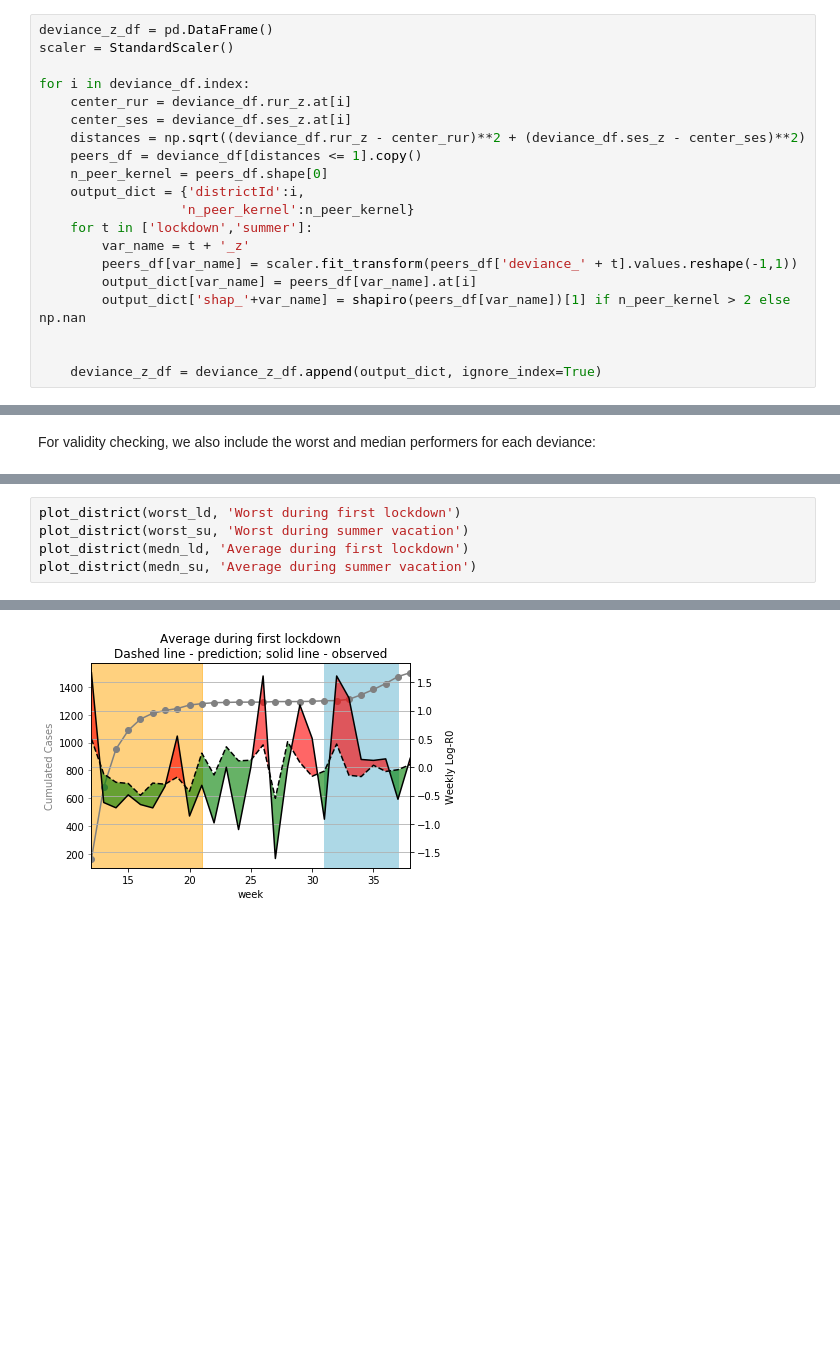
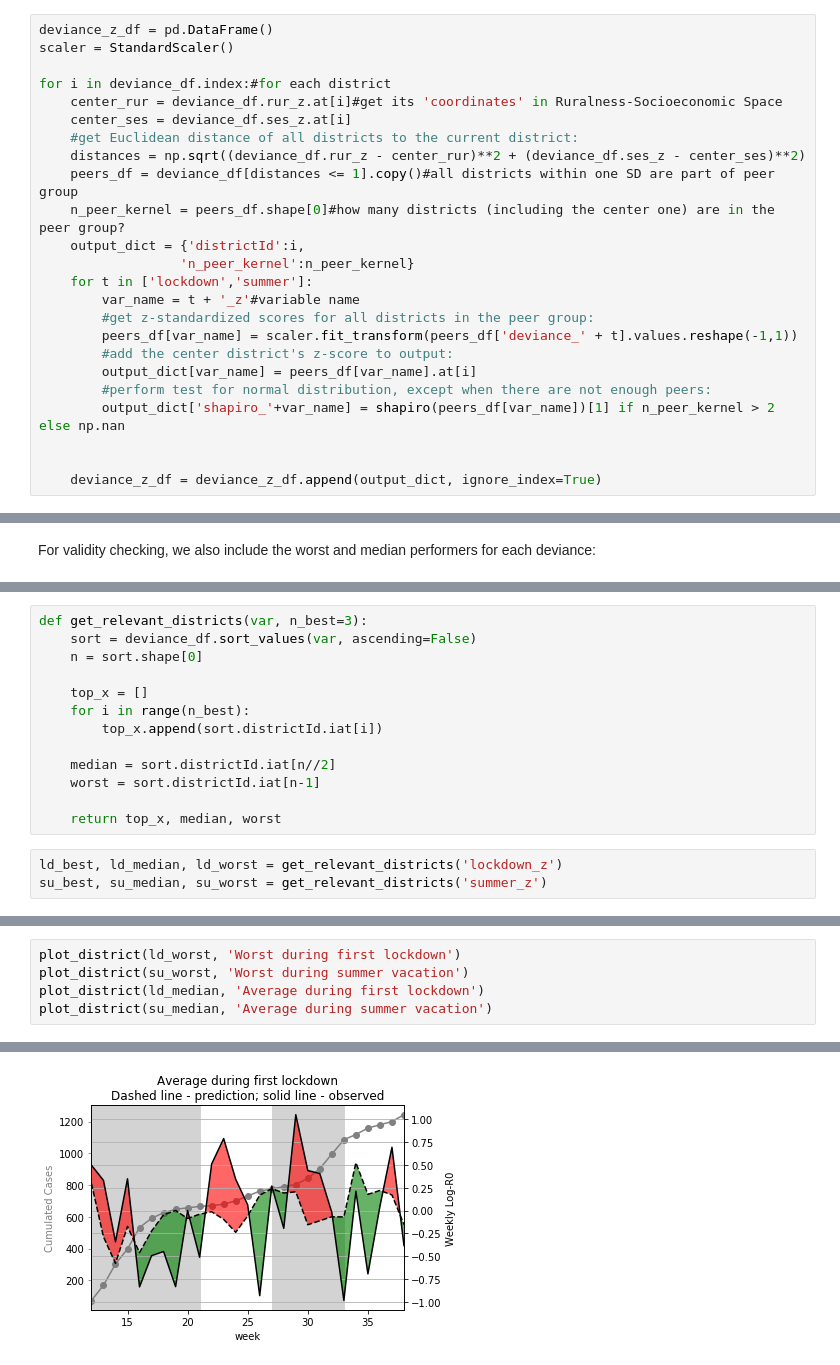
Before and after one commit to gizdatalab/Covid_DPPD, a Jupyter notebook: 06_deviance_analysis.ipynb, the cells around one changed output, grey strips where cells are left out. Cells and saved outputs as stored; diff of their text form; blank space fills up the shorter version.

```diff
--- a/06_deviance_analysis.ipynb
+++ b/06_deviance_analysis.ipynb
@@ -97,19 +112,23 @@ deviance_df = deviance_merge.merge(structural).set_index('districtId')
 deviance_z_df = pd.DataFrame()
 scaler = StandardScaler()
 
-for i in deviance_df.index:
-    center_rur = deviance_df.rur_z.at[i]
+for i in deviance_df.index:#for each district
+    center_rur = deviance_df.rur_z.at[i]#get its 'coordinates' in Ruralness-Socioeconomic Space
     center_ses = deviance_df.ses_z.at[i]
+    #get Euclidean distance of all districts to the current district:
     distances = np.sqrt((deviance_df.rur_z - center_rur)**2 + (deviance_df.ses_z - center_ses)**2)
-    peers_df = deviance_df[distances <= 1].copy()
-    n_peer_kernel = peers_df.shape[0]
+    peers_df = deviance_df[distances <= 1].copy()#all districts within one SD are part of peer group
+    n_peer_kernel = peers_df.shape[0]#how many districts (including the center one) are in the peer group?
     output_dict = {'districtId':i,
                   'n_peer_kernel':n_peer_kernel}
     for t in ['lockdown','summer']:
-        var_name = t + '_z'
+        var_name = t + '_z'#variable name
+        #get z-standardized scores for all districts in the peer group:
         peers_df[var_name] = scaler.fit_transform(peers_df['deviance_' + t].values.reshape(-1,1))
+        #add the center district's z-score to output:
         output_dict[var_name] = peers_df[var_name].at[i]
-        output_dict['shap_'+var_name] = shapiro(peers_df[var_name])[1] if n_peer_kernel > 2 else np.nan
+        #perform test for normal distribution, except when there are not enough peers:
+        output_dict['shapiro_'+var_name] = shapiro(peers_df[var_name])[1] if n_peer_kernel > 2 else np.nan
 
 
     deviance_z_df = deviance_z_df.append(output_dict, ignore_index=True)
@@ -170,0 +139,16 @@ medn_su = comparators('summer_z',worst=False)
+# %%
+def get_relevant_districts(var, n_best=3):
+    sort = deviance_df.sort_values(var, ascending=False)
+    n = sort.shape[0]
+
+    top_x = []
+    for i in range(n_best):
+        top_x.append(sort.districtId.iat[i])
+
+    median = sort.districtId.iat[n//2]
+    worst = sort.districtId.iat[n-1]
+
+    return top_x, median, worst
+# %%
+ld_best, ld_median, ld_worst = get_relevant_districts('lockdown_z')
+su_best, su_median, su_worst = get_relevant_districts('summer_z')
@@ -171,6 +173,6 @@ medn_su = comparators('summer_z',worst=False)
 # %%
-plot_district(worst_ld, 'Worst during first lockdown')
-plot_district(worst_su, 'Worst during summer vacation')
-plot_district(medn_ld, 'Average during first lockdown')
-plot_district(medn_su, 'Average during summer vacation')
+plot_district(ld_worst, 'Worst during first lockdown')
+plot_district(su_worst, 'Worst during summer vacation')
+plot_district(ld_median, 'Average during first lockdown')
+plot_district(su_median, 'Average during summer vacation')
 # %% [output]
@@ -179 +181 @@ plot_district(medn_su, 'Average during summer vacation')
-[figure, old version]
+[figure, new version]
```
Also changed, not shown: parts of 45 cells of this notebook.
